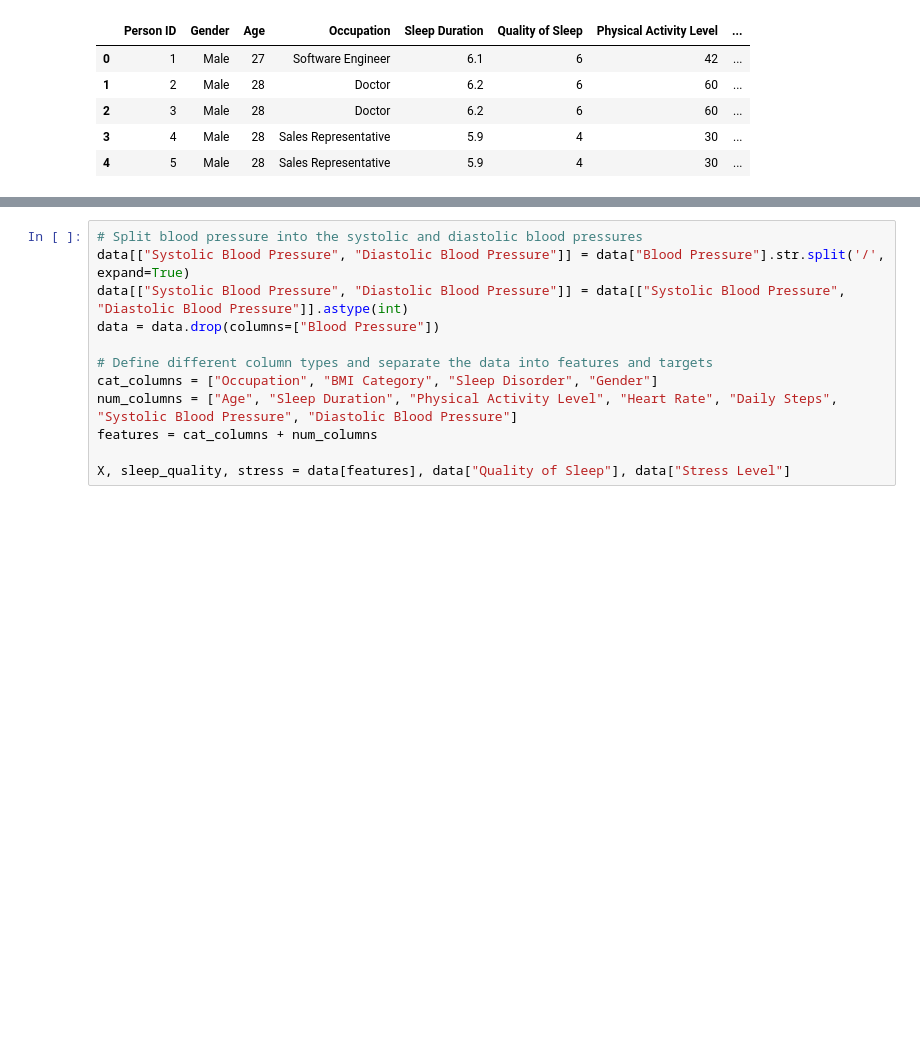
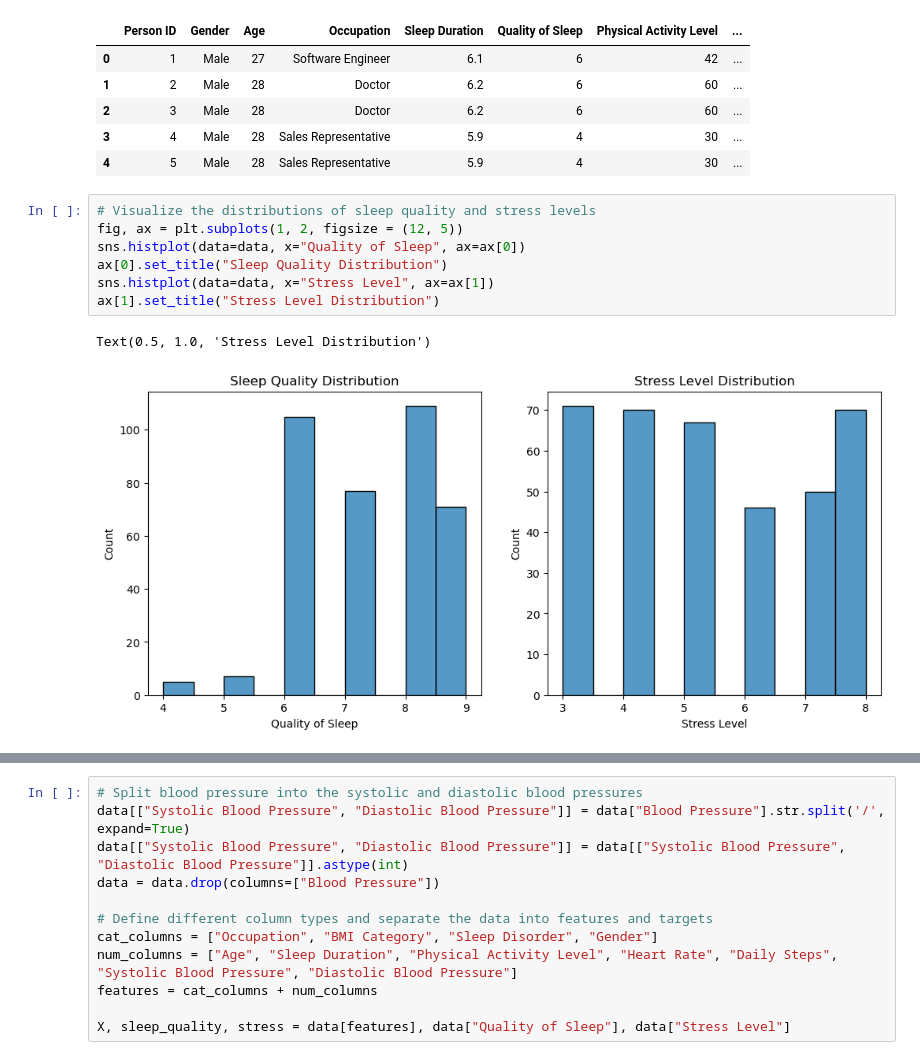
Before and after one commit to TK-71421/Sleep_Quality_and_Stress_Classification, a Jupyter notebook: model_training.ipynb, the cells around one changed output, grey strips where cells are left out. Drawn from its saved outputs; the diff is of its cells as text; blank space fills up the shorter version.

Commit message:
Finished model training and visualizations

```diff
--- a/model_training.ipynb
+++ b/model_training.ipynb
@@ -23,3 +25,13 @@ data.head()
 | 2 | 3 | Male | 28 | Doctor | 6.2 | 6 | 60 | ... |
 | 3 | 4 | Male | 28 | Sales Representative | 5.9 | 4 | 30 | ... |
 | 4 | 5 | Male | 28 | Sales Representative | 5.9 | 4 | 30 | ... |
+# %%
+# Visualize the distributions of sleep quality and stress levels
+fig, ax = plt.subplots(1, 2, figsize = (12, 5))
+sns.histplot(data=data, x="Quality of Sleep", ax=ax[0])
+ax[0].set_title("Sleep Quality Distribution")
+sns.histplot(data=data, x="Stress Level", ax=ax[1])
+ax[1].set_title("Stress Level Distribution")
+# %% [output]
+Text(0.5, 1.0, 'Stress Level Distribution')
+[figure, added]
```
Also changed, not shown: parts of 30 cells of this notebook.
